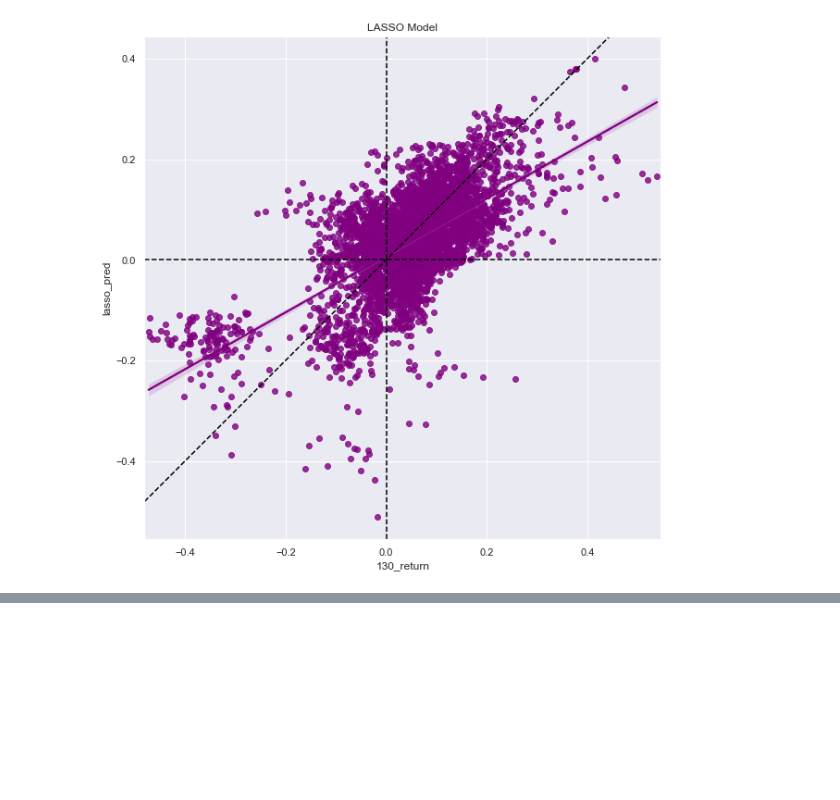
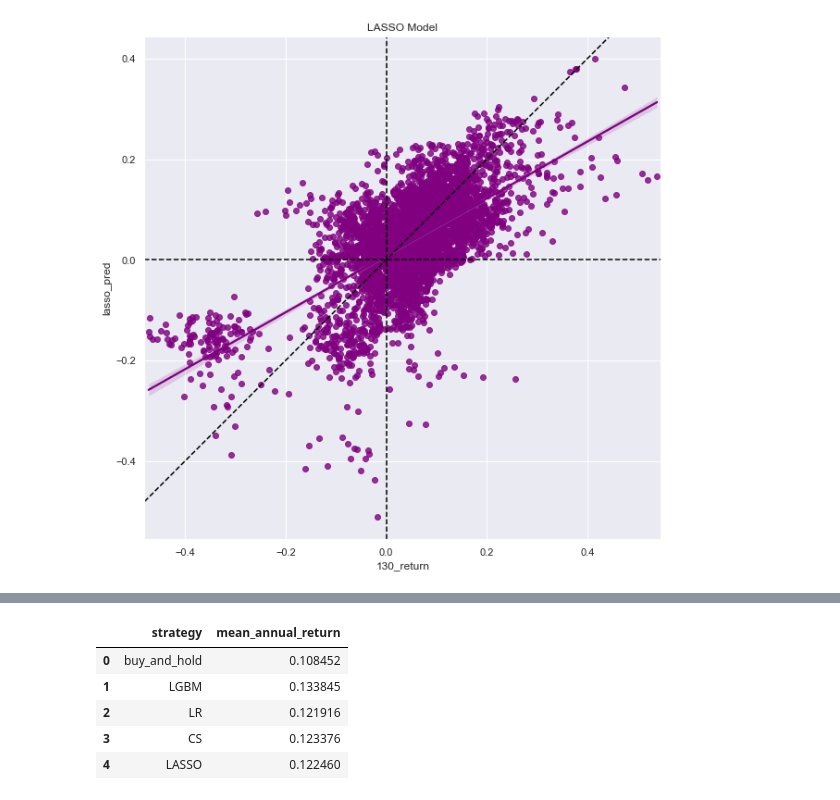
Before and after one commit to Kojet/6002-Research-Project, a Jupyter notebook: lgbm-1year.ipynb, the cells around one changed output, grey strips where cells are left out. Cells and saved outputs as stored; diff of their text form; code cells hidden in the pictures; blank space fills up the shorter version.

```diff
--- a/lgbm-1year.ipynb
+++ b/lgbm-1year.ipynb
@@ -807,0 +1526,19 @@ reg_plot(tmp, 'lasso', 'purple')
+# %%
+buy_hold_ar = table.apply(lambda x: \
+    ((x['130_return'] + 1) / 1)**(365/x['hold_days']) - 1, axis=1).sum()/len(table)
+lgbm_ar = table['lgbm_ar'].sum()/len(table)
+lr_ar = table['lr_ar'].sum()/len(table)
+cs_ar = table['cs_ar'].sum()/len(table)
+lasso_ar = table['lasso_ar'].sum()/len(table)
+
+ar = pd.DataFrame()
+ar['strategy'] = ['buy_and_hold', 'LGBM', 'LR', 'CS', 'LASSO']
+ar['mean_annual_return'] = [buy_hold_ar, lgbm_ar, lr_ar, cs_ar, lasso_ar]
+ar
+# %% [output]
+|  | strategy | mean_annual_return |
+| 0 | buy_and_hold | 0.108452 |
+| 1 | LGBM | 0.133845 |
+| 2 | LR | 0.121916 |
+| 3 | CS | 0.123376 |
+| 4 | LASSO | 0.122460 |
```
Also changed, not shown: parts of 27 cells of this notebook, 5 other files.
